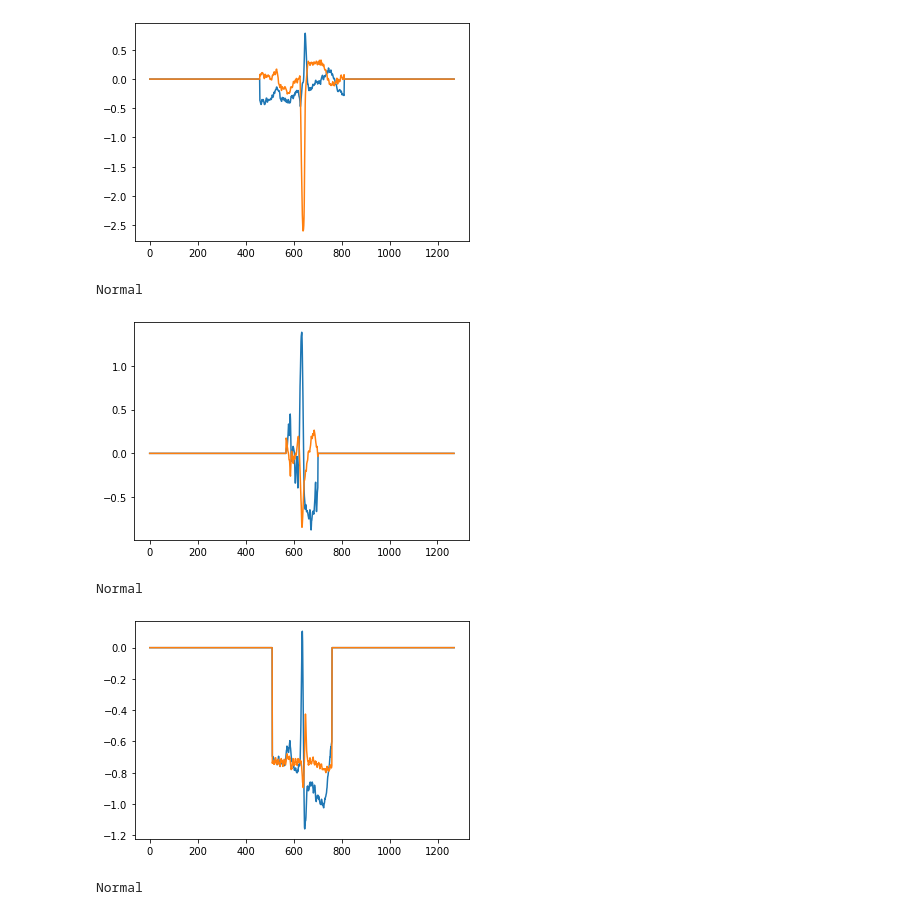
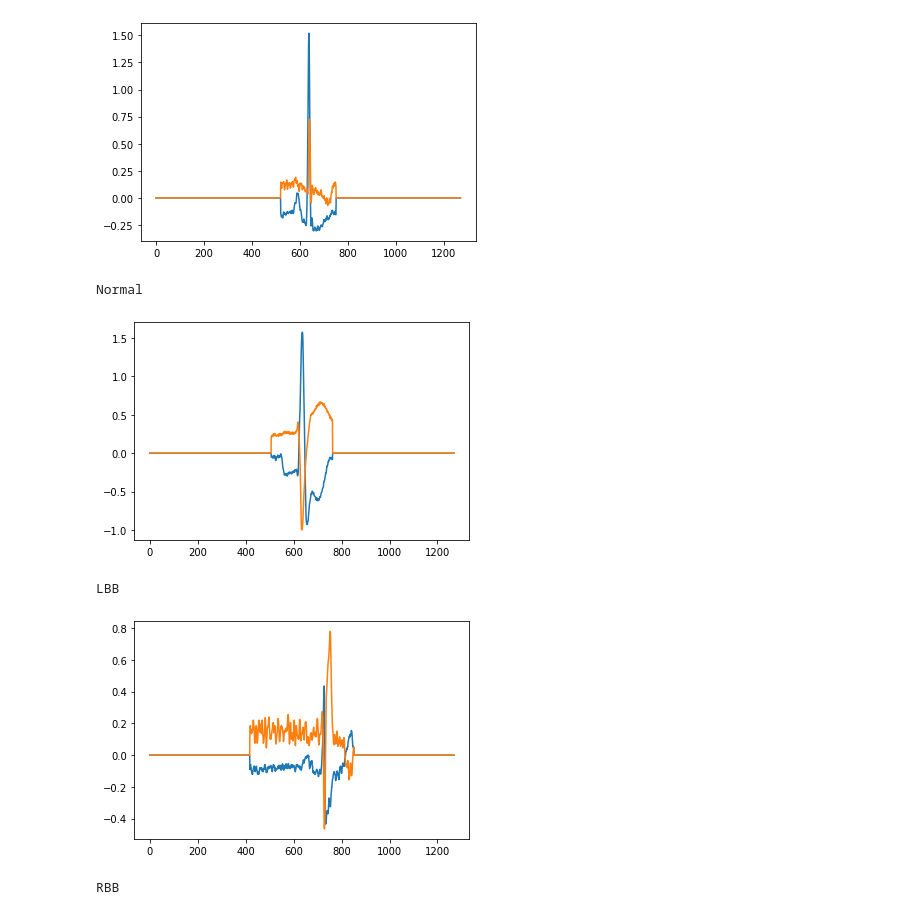
Before and after one commit to AlexandrePerdereau/pfeECG, a Jupyter notebook: PFE.ipynb, the cells around one changed output. Drawn from its saved outputs; the diff is of its cells as text; code cells hidden in the pictures.

```diff
--- a/PFE.ipynb
+++ b/PFE.ipynb
@@ -73,3 +65,5 @@ global tailleMax
+# %%
+tailleMax = 0
 # %%
 def segmentation(typeBeat):
 
@@ -95,9 +89,9 @@ def segmentation(typeBeat):
                 signal1 = signals[beats[j] - diff1: beats[j] + diff2, 1]
 
                 #indMax = signal0.index(np.max(np.abs(signal0)))
-                indMax = np.where(np.abs(signal0) == np.max(np.abs(signal0)))
-                indMid = int(len(signal0)//2)
-                shift = indMax[0] - indMid
+                #indMax = np.where(np.abs(signal0) == np.max(np.abs(signal0)))
+                #indMid = int(len(signal0)//2)
+                #shift = indMax[0] - indMid
 
                 #signal0 = np.roll(signal0, -shift)
                 #signal1 = np.roll(signal1, -shift)
@@ -179,7 +173,8 @@ class ECGDataset(Dataset):
         tailleMax6 = len(max(VEB[0], key = lambda i: len(i)))
         tailleMax7 = len(max(PAB[0], key = lambda i: len(i)))
 
-        global tailleMax = np.max([tailleMax1,tailleMax2,tailleMax3,tailleMax4,tailleMax5,tailleMax6,tailleMax7])
+        global tailleMax
+        tailleMax = np.max([tailleMax1,tailleMax2,tailleMax3,tailleMax4,tailleMax5,tailleMax6,tailleMax7])
 
 
         NORMALPAD = padding(NORMALredt,tailleMax)
@@ -277,25 +258,30 @@ tailles
 # %%
+#test d'affichages
+#affichages de test
+sample1 = DS[4]
+sample2 = DS[12000]
+sample3 = DS[25000]
 sample = DS[0]
 plt.plot(sample1['Signals'][0])
 plt.plot(sample1['Signals'][1])
 plt.show()
 print(sample1['Label'])
 
 
 plt.plot(sample2['Signals'][0])
 plt.plot(sample2['Signals'][1])
 plt.show()
 print(sample2['Label'])
 
-plt.plot(samplemax['Signals'][0])
-plt.plot(samplemax['Signals'][1])
+plt.plot(sample3['Signals'][0])
+plt.plot(sample3['Signals'][1])
 plt.show()
-print(samplemax['Label'])
+print(sample3['Label'])
 # %% [output]
-[figure, old version]
+[figure, new version]
 Normal
-[figure, old version]
+[figure, new version]
-Normal
+LBB
-[figure, old version]
+[figure, new version]
-Normal
+RBB
 # %%
```
Also changed, not shown: parts of 12 cells of this notebook.
